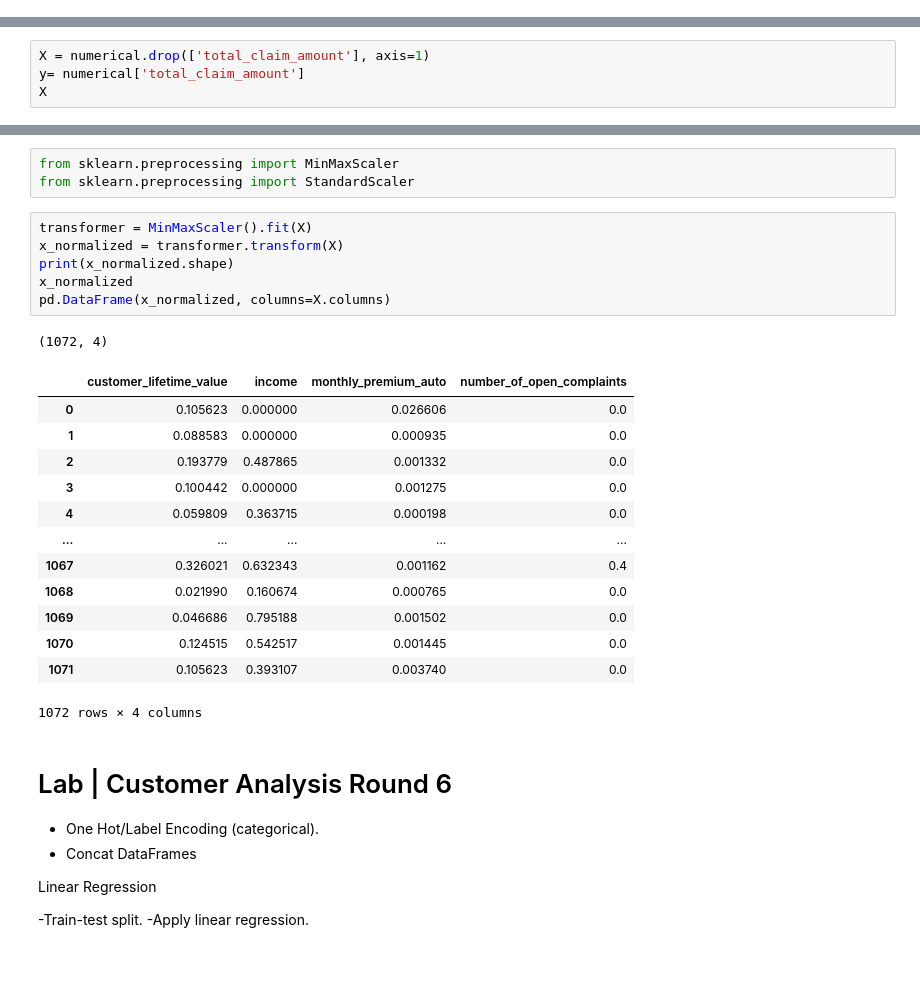
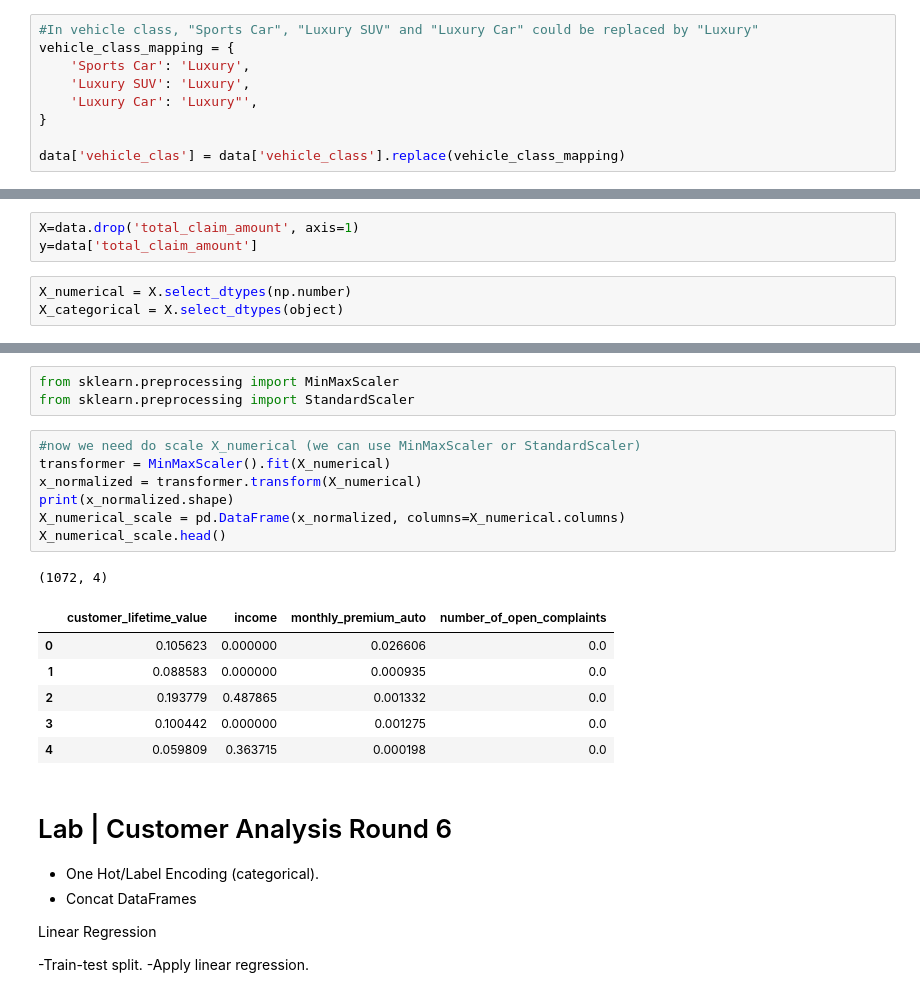
Before and after one commit to Jessica-DA23/lab-dw-data-cleaning-and-formatting, a Jupyter notebook: lab-dw-data-cleaning-and-formatting.ipynb, the cells around one changed output, grey strips where cells are left out. Drawn from its saved outputs; the diff is of its cells as text; blank space fills up the shorter version.

```diff
--- a/lab-dw-data-cleaning-and-formatting.ipynb
+++ b/lab-dw-data-cleaning-and-formatting.ipynb
@@ -223,0 +218,9 @@ vehicle_class_mapping
+# %%
+#In vehicle class, "Sports Car", "Luxury SUV" and "Luxury Car" could be replaced by "Luxury"
+vehicle_class_mapping = {
+    'Sports Car': 'Luxury',
+    'Luxury SUV': 'Luxury',
+    'Luxury Car': 'Luxury"',
+}
+
+data['vehicle_clas'] = data['vehicle_class'].replace(vehicle_class_mapping)
@@ -757,7 +776,9 @@ plt.show()
 X-y split.
 
 Scaling (numerical).
+# %%
+X=data.drop('total_claim_amount', axis=1)
+y=data['total_claim_amount']
 # %%
-X = numerical.drop(['total_claim_amount'], axis=1)
-y= numerical['total_claim_amount']
-X
+X_numerical = X.select_dtypes(np.number)
+X_categorical = X.select_dtypes(object)
@@ -779,26 +802,20 @@ X
 from sklearn.preprocessing import MinMaxScaler
 from sklearn.preprocessing import StandardScaler
 # %%
-transformer = MinMaxScaler().fit(X)
-x_normalized = transformer.transform(X)
+#now we need do scale X_numerical (we can use MinMaxScaler or StandardScaler)
+transformer = MinMaxScaler().fit(X_numerical)
+x_normalized = transformer.transform(X_numerical)
 print(x_normalized.shape)
-x_normalized
-pd.DataFrame(x_normalized, columns=X.columns)
+X_numerical_scale = pd.DataFrame(x_normalized, columns=X_numerical.columns)
+X_numerical_scale.head()
 # %% [output]
 (1072, 4)
 |  | customer_lifetime_value | income | monthly_premium_auto | number_of_open_complaints |
 | 0 | 0.105623 | 0.000000 | 0.026606 | 0.0 |
 | 1 | 0.088583 | 0.000000 | 0.000935 | 0.0 |
 | 2 | 0.193779 | 0.487865 | 0.001332 | 0.0 |
 | 3 | 0.100442 | 0.000000 | 0.001275 | 0.0 |
 | 4 | 0.059809 | 0.363715 | 0.000198 | 0.0 |
-| ... | ... | ... | ... | ... |
-| 1067 | 0.326021 | 0.632343 | 0.001162 | 0.4 |
-| 1068 | 0.021990 | 0.160674 | 0.000765 | 0.0 |
-| 1069 | 0.046686 | 0.795188 | 0.001502 | 0.0 |
-| 1070 | 0.124515 | 0.542517 | 0.001445 | 0.0 |
-| 1071 | 0.105623 | 0.393107 | 0.003740 | 0.0 |
-1072 rows × 4 columns
 # %% [markdown]
 # Lab | Customer Analysis Round 6
 
```
Also changed, not shown: parts of 36 cells of this notebook, 2 other files.
